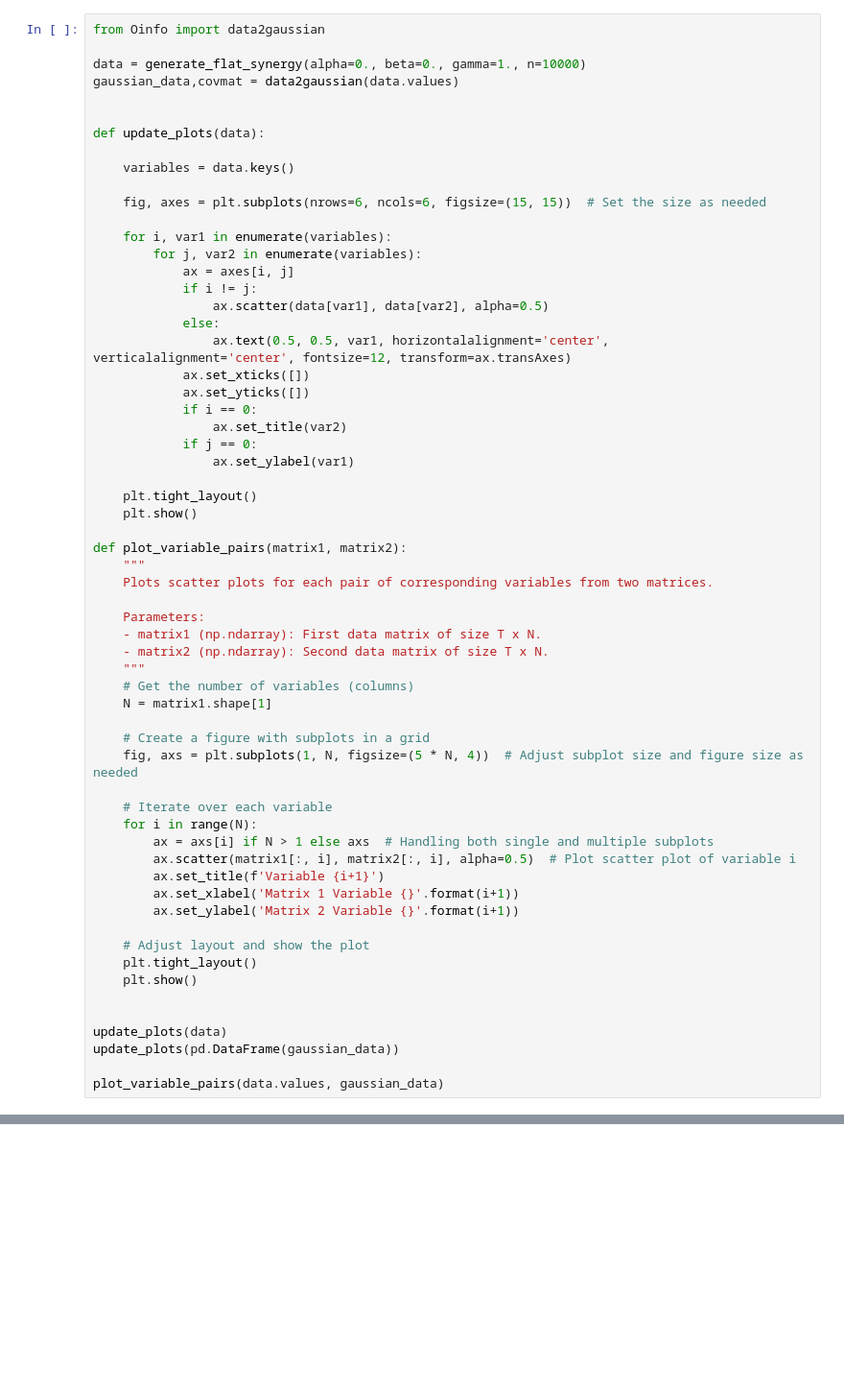
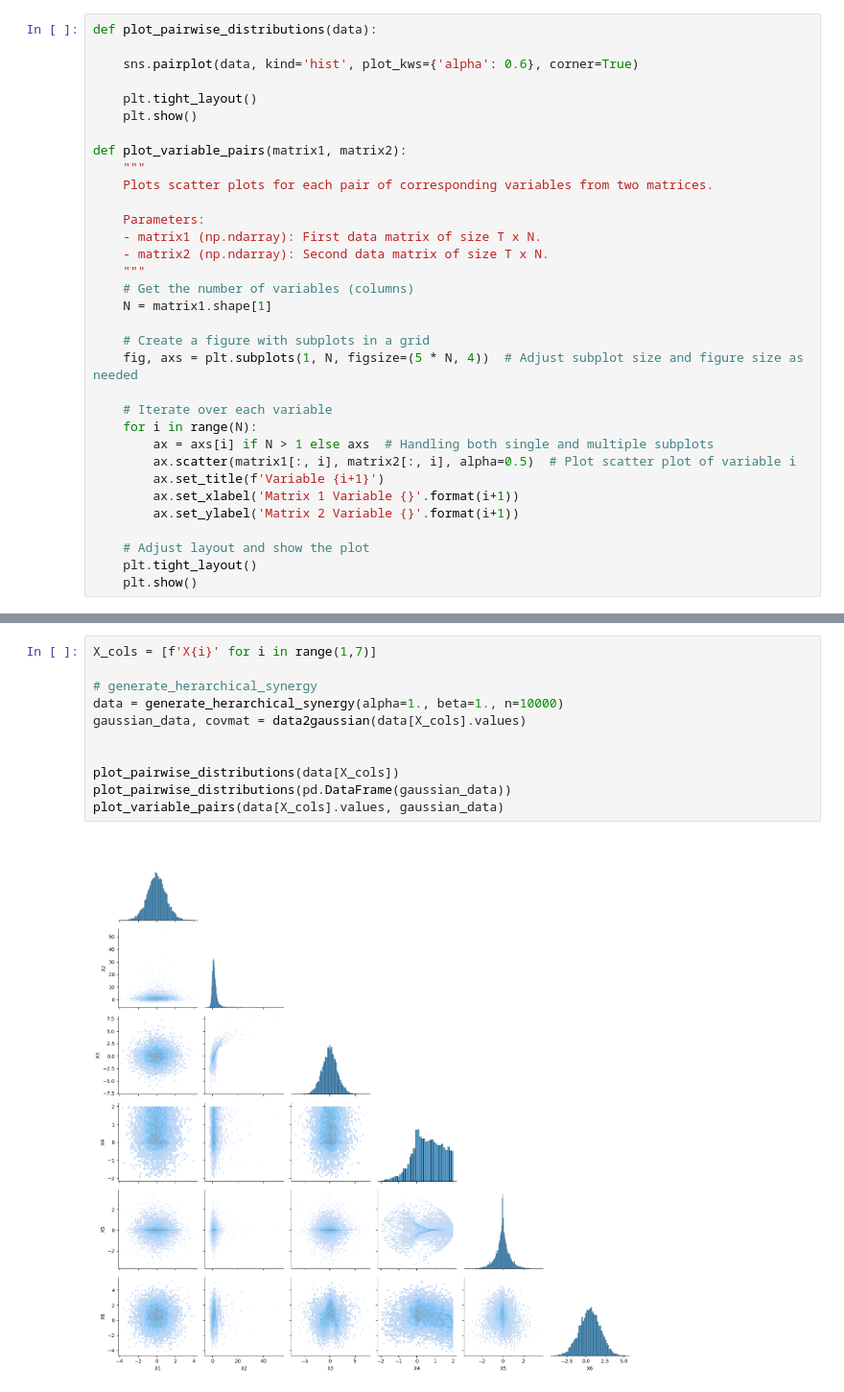
Before and after one commit to Laouen/Oinformation, a Jupyter notebook: analysis/synergistic_system.ipynb, the cells around one changed output, grey strips where cells are left out. Shown at 96% size. Saved outputs shown, nothing was run; the diff lists cells and outputs as text; blank space fills up the shorter version.

```diff
--- a/analysis/synergistic_system.ipynb
+++ b/analysis/synergistic_system.ipynb
@@ -76,29 +45,7 @@ plot_non_linear_values()
 # %%
-from Oinfo import data2gaussian
+def plot_pairwise_distributions(data):
 
-data = generate_flat_synergy(alpha=0., beta=0., gamma=1., n=10000)
-gaussian_data,covmat = data2gaussian(data.values)
-
-
-def update_plots(data):
-
-    variables = data.keys()
-
-    fig, axes = plt.subplots(nrows=6, ncols=6, figsize=(15, 15))  # Set the size as needed
-
-    for i, var1 in enumerate(variables):
-        for j, var2 in enumerate(variables):
-            ax = axes[i, j]
-            if i != j:
-                ax.scatter(data[var1], data[var2], alpha=0.5)
-            else:
-                ax.text(0.5, 0.5, var1, horizontalalignment='center', verticalalignment='center', fontsize=12, transform=ax.transAxes)
-            ax.set_xticks([])
-            ax.set_yticks([])
-            if i == 0:
-                ax.set_title(var2)
-            if j == 0:
-                ax.set_ylabel(var1)
+    sns.pairplot(data, kind='hist', plot_kws={'alpha': 0.6}, corner=True)
 
     plt.tight_layout()
     plt.show()
@@ -128,9 +75,3 @@ def plot_variable_pairs(matrix1, matrix2):
     # Adjust layout and show the plot
     plt.tight_layout()
     plt.show()
-
-
-update_plots(data)
-update_plots(pd.DataFrame(gaussian_data))
-
-plot_variable_pairs(data.values, gaussian_data)
@@ -269,0 +78,13 @@ interactive(children=(FloatSlider(value=0.5, description='alpha', max=1.0, step=
+# %%
+X_cols = [f'X{i}' for i in range(1,7)]
+
+# generate_herarchical_synergy
+data = generate_herarchical_synergy(alpha=1., beta=1., n=10000)
+gaussian_data, covmat = data2gaussian(data[X_cols].values)
+
+
+plot_pairwise_distributions(data[X_cols])
+plot_pairwise_distributions(pd.DataFrame(gaussian_data))
+plot_variable_pairs(data[X_cols].values, gaussian_data)
+# %% [output]
+[figure, added]
```
Also changed, not shown: parts of 10 cells of this notebook, 7 other files.
